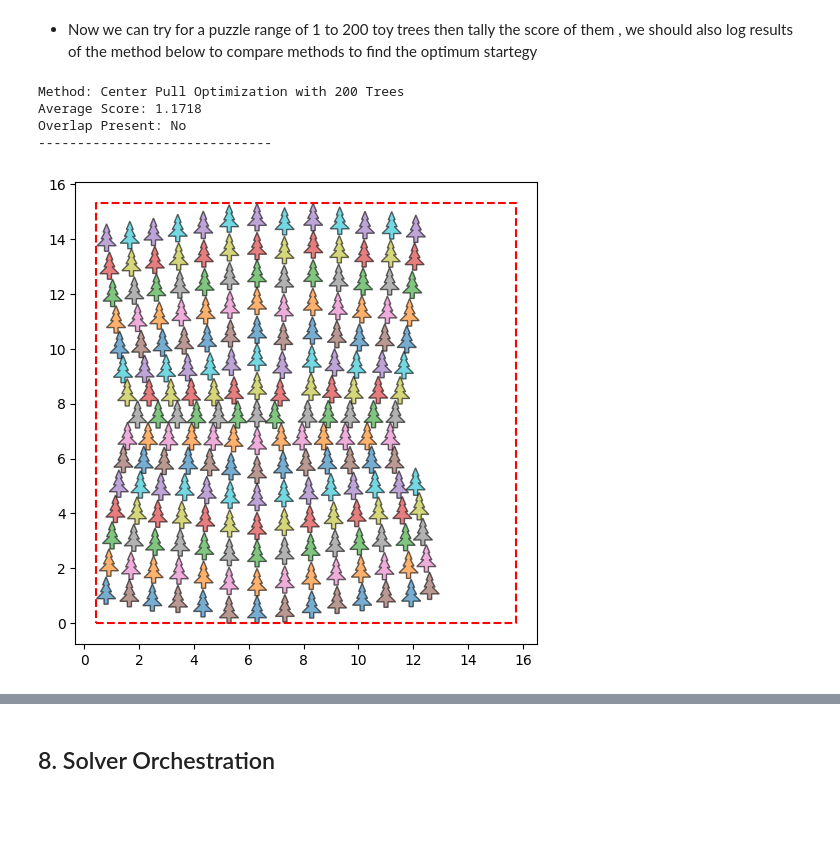
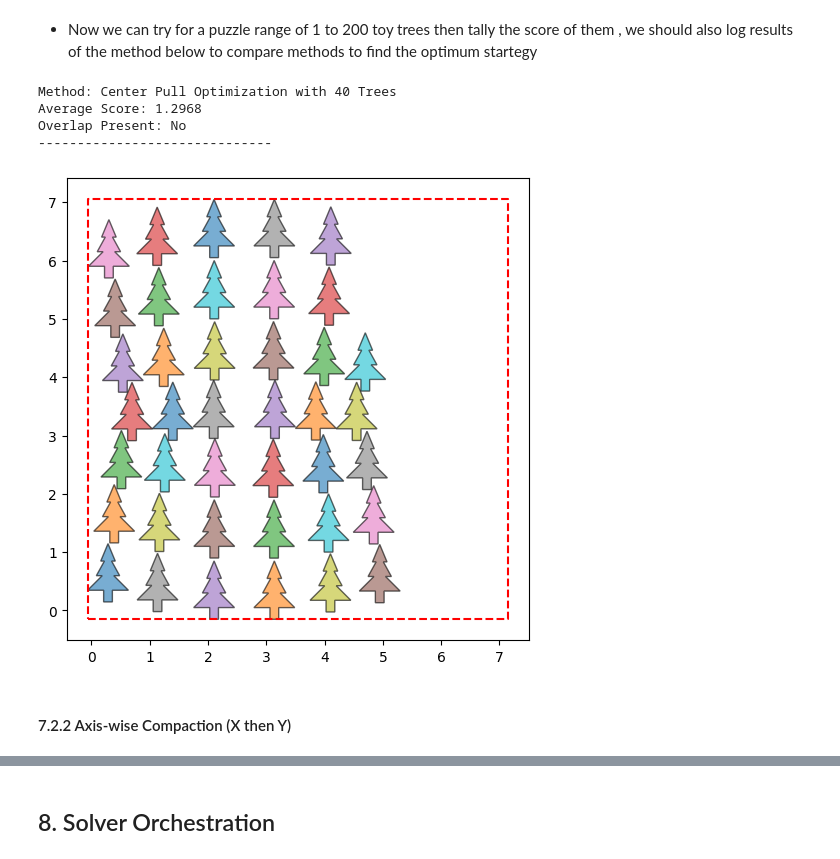
Before and after one commit to eugene-maina72/santa_christmas_tree_kaggle, a Jupyter notebook: notebook.ipynb, the cells around one changed output, grey strips where cells are left out. Saved outputs shown, nothing was run; the diff lists cells and outputs as text; code cells hidden in the pictures; blank space fills up the shorter version.

Commit message:
axis compaction optimization done

```diff
--- a/notebook.ipynb
+++ b/notebook.ipynb
@@ -293,7 +294,7 @@ def place_trees_grid(n, spacing=None):
 # %% [markdown]
 * Now we call the function to fit the trees
 # %%
-polys = place_trees_grid(25)
+polys = place_trees_grid(40)
 has_overlap(polys)
 # %% [output]
 False
@@ -491,15 +496,17 @@ def log_experiment(method_name, layout, base_polygon=None):
     print(f"Overlap Present: {'Yes' if overlap else 'No'}")
     print("-" * 30)
 # %%
-# Testing layout of center pull with a range of 1- 200 trees
+# Testing layout of center pull with a range of 40 trees
 
-layout = place_trees_grid(200)
-optimized_layout = center_pull_optimizer(layout, step=0.05, max_iters=50, verbose=False)
-log_experiment(f"Center Pull Optimization with {200} Trees", optimized_layout)
+layout = place_trees_grid(40)
+optimized_layout = center_pull_optimizer(layout, step=0.05, max_iters=100, verbose=False)
+log_experiment(f"Center Pull Optimization with {40} Trees", optimized_layout)
 plot_layout(optimized_layout)
 # %% [output]
-Method: Center Pull Optimization with 200 Trees
-Average Score: 1.1718
+Method: Center Pull Optimization with 40 Trees
+Average Score: 1.2968
 Overlap Present: No
 ------------------------------
-[figure, old version]
+[figure, new version]
+# %% [markdown]
+#### 7.2.2 Axis-wise Compaction (X then Y)
```
Also changed, not shown: parts of 15 cells of this notebook.
